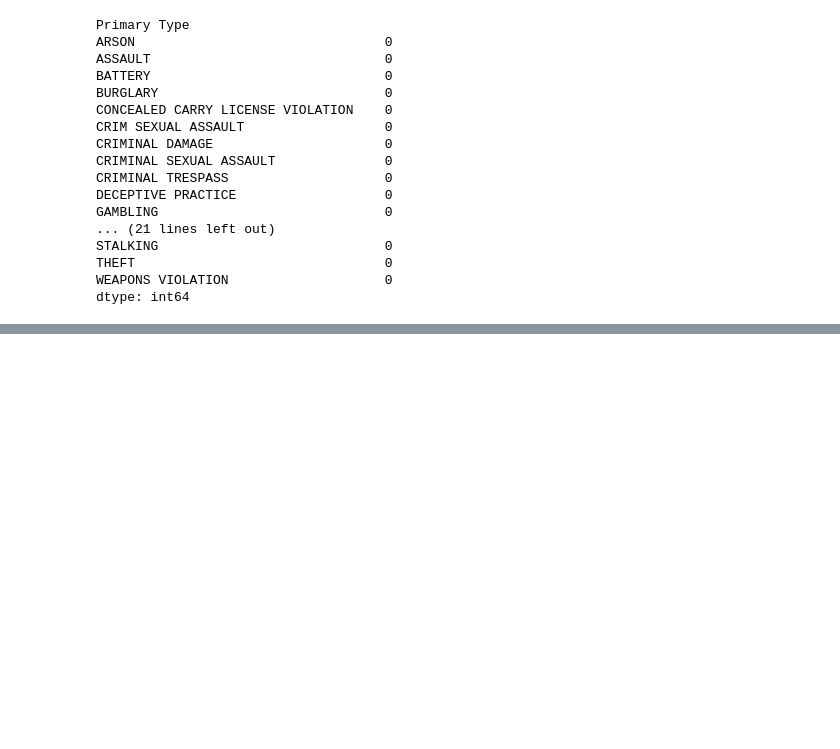
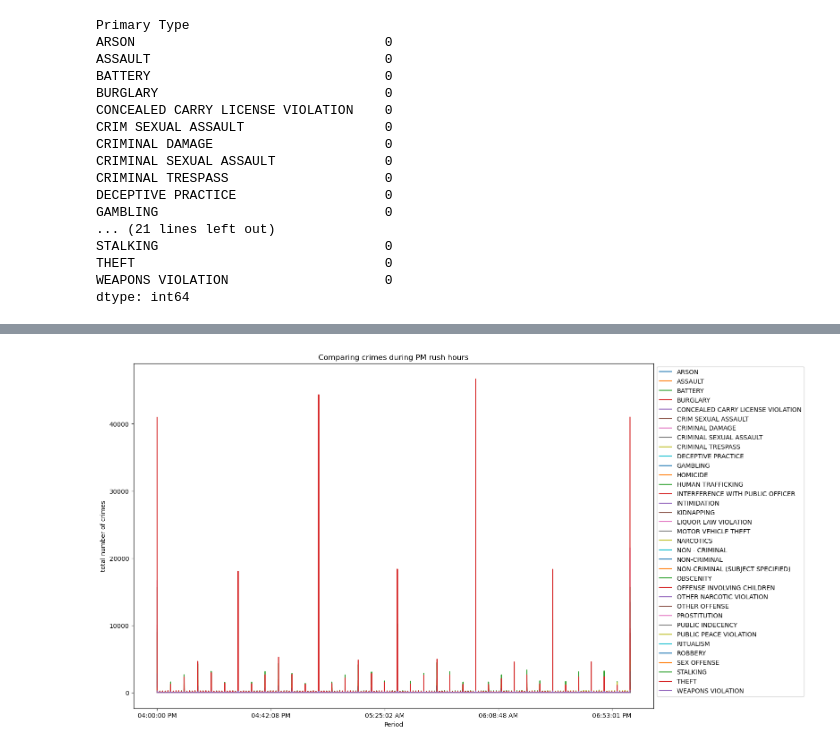
Before and after one commit to AsmaBenHmidene/Chicago-Crime, a Jupyter notebook: Prepare Chicago Crime Data for a GitHub Repository.ipynb, the cells around one changed output, grey strips where cells are left out. Cells and saved outputs as stored; diff of their text form; code cells hidden in the pictures; blank space fills up the shorter version.

```diff
--- a/Prepare Chicago Crime Data for a GitHub Repository.ipynb
+++ b/Prepare Chicago Crime Data for a GitHub Repository.ipynb
@@ -644,0 +647,3 @@ ax.legend(bbox_to_anchor=[1,1]);
+# %%
+df_crimes_hours2 = chicago2.groupby("Period")['Primary Type'].value_counts()
+df_crimes_hours2
@@ -644,0 +664,3 @@ ax.legend(bbox_to_anchor=[1,1]);
+# %%
+plot_df2 = df_crimes_hours2.to_frame('# of Crimes')
+plot_df2
@@ -644,0 +682,3 @@ ax.legend(bbox_to_anchor=[1,1]);
+# %%
+unstacked3 = plot_df2['# of Crimes'].unstack(level=1)
+unstacked3
@@ -644,0 +700,3 @@ ax.legend(bbox_to_anchor=[1,1]);
+# %%
+unstacked3.fillna(0,inplace=True)
+unstacked3.isna().sum()
@@ -644,0 +721,8 @@ ax.legend(bbox_to_anchor=[1,1]);
+# %%
+fig, ax = plt.subplots(figsize=(15,10))
+ax.set_title('Comparing crimes during PM rush hours')
+ax.set_ylabel('total number of crimes')
+unstacked3.plot(ax=ax)
+ax.legend(bbox_to_anchor=[1,1]);
+# %% [output]
+[figure, added]
```
Also changed, not shown: parts of 37 cells of this notebook.
